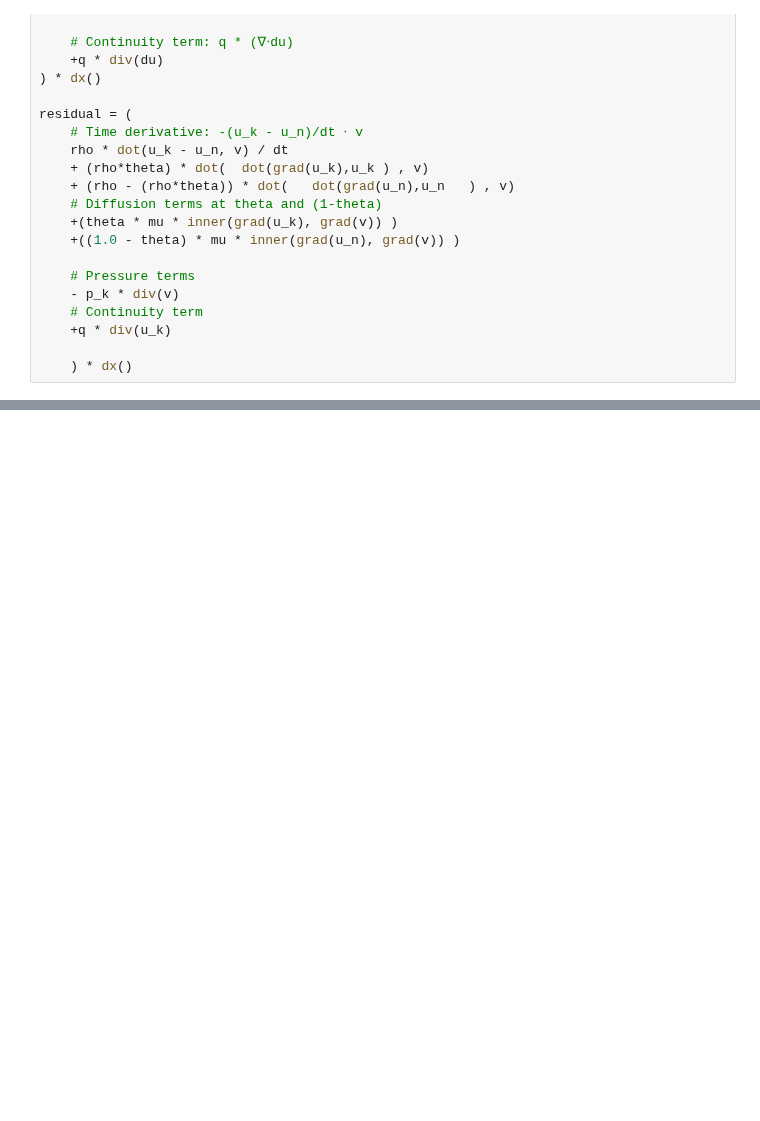
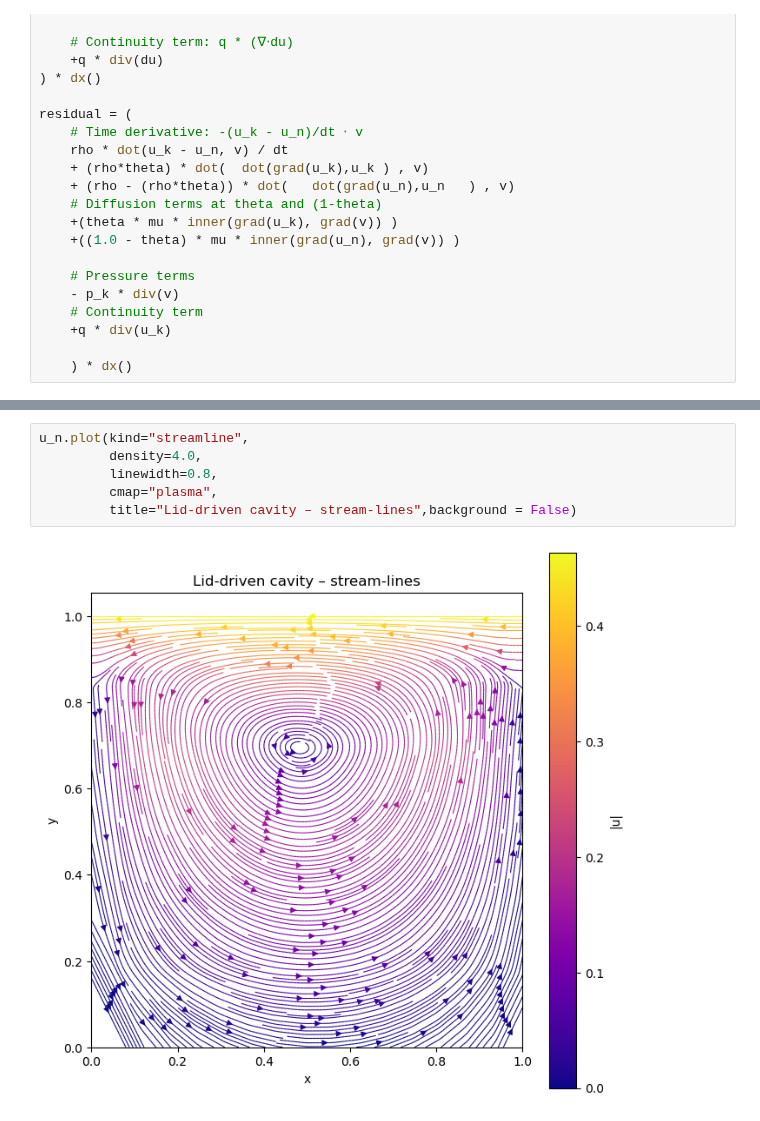
Before and after one commit to Jamal-dev/pycutfem, a Jupyter notebook: examples/without_sympy_navier_stokes.ipynb, the cells around one changed output, grey strips where cells are left out. Saved outputs shown, nothing was run; the diff lists cells and outputs as text; blank space fills up the shorter version.

```diff
--- a/examples/without_sympy_navier_stokes.ipynb
+++ b/examples/without_sympy_navier_stokes.ipynb
@@ -315,0 +227,8 @@ RuntimeError: Newton's method did not converge after 10 iterations at t=0.10s.
+# %%
+u_n.plot(kind="streamline",
+         density=4.0,
+         linewidth=0.8,
+         cmap="plasma",
+         title="Lid-driven cavity – stream-lines",background = False)
+# %% [output]
+[figure, added]
```
Also changed, not shown: parts of 3 cells of this notebook, 8 other files.
